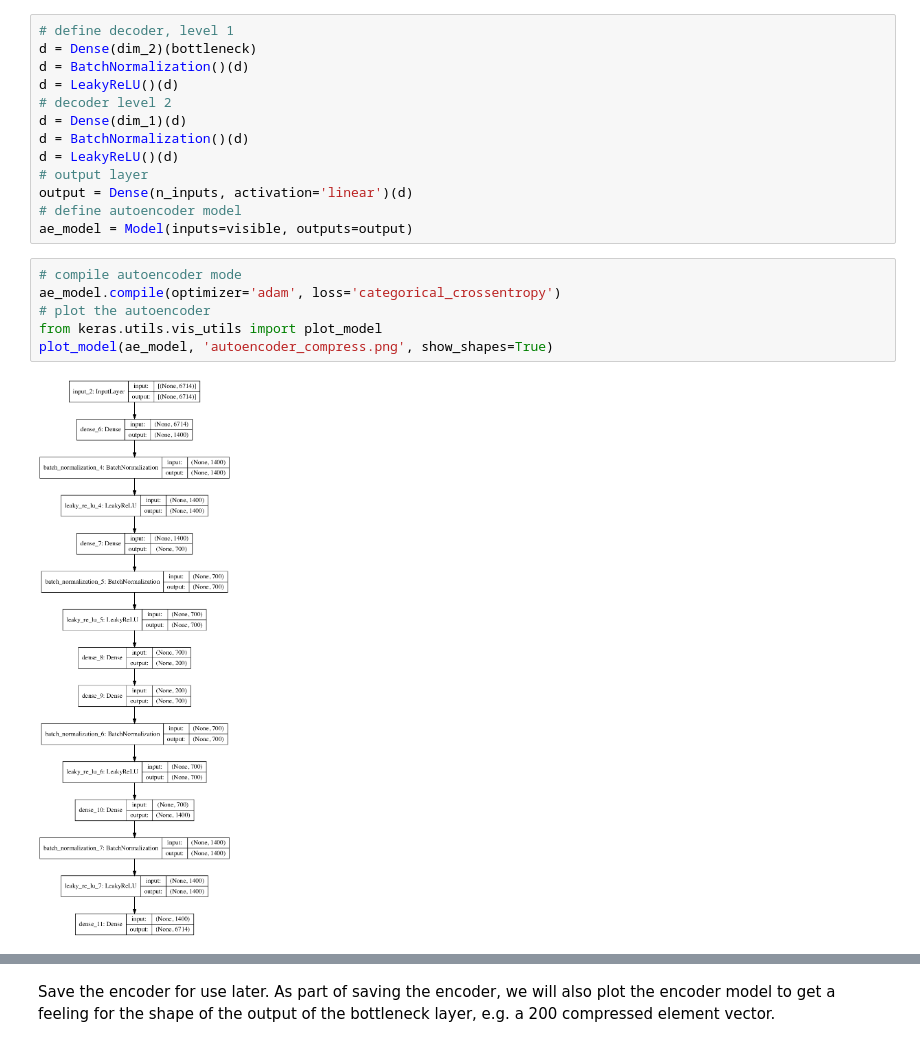
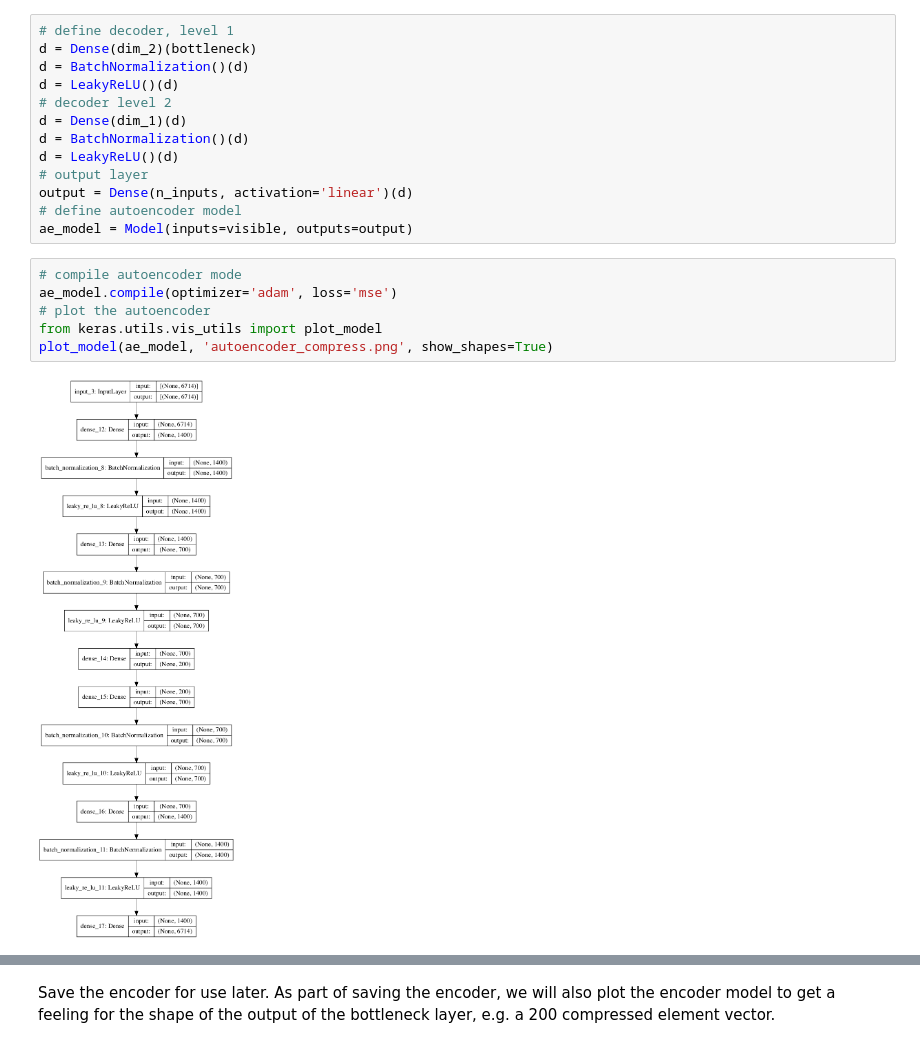
Before and after one commit to xxl4tomxu98/autoencoder-feature-extraction, a Jupyter notebook: whats-cooking/tf_pca_ae_ohe.ipynb, the cells around one changed output, grey strips where cells are left out. Saved outputs shown, nothing was run; the diff lists cells and outputs as text.

```diff
--- a/whats-cooking/tf_pca_ae_ohe.ipynb
+++ b/whats-cooking/tf_pca_ae_ohe.ipynb
@@ -651,12 +651,12 @@ output = Dense(n_inputs, activation='linear')(d)
 ae_model = Model(inputs=visible, outputs=output)
 # %%
 # compile autoencoder mode
-ae_model.compile(optimizer='adam', loss='categorical_crossentropy')
+ae_model.compile(optimizer='adam', loss='mse')
 # plot the autoencoder
 from keras.utils.vis_utils import plot_model
 plot_model(ae_model, 'autoencoder_compress.png', show_shapes=True)
 # %% [output]
-[figure, old version]
+[figure, new version]
 # %%
 # fit the autoencoder model to reconstruct input
 early_stop = EarlyStopping(monitor='val_loss', patience=5)
```
Also changed, not shown: parts of 7 cells of this notebook.
